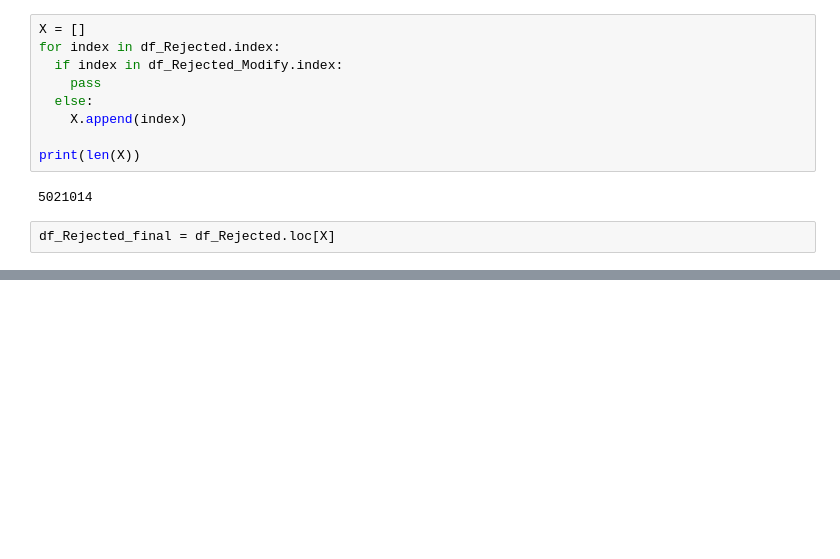
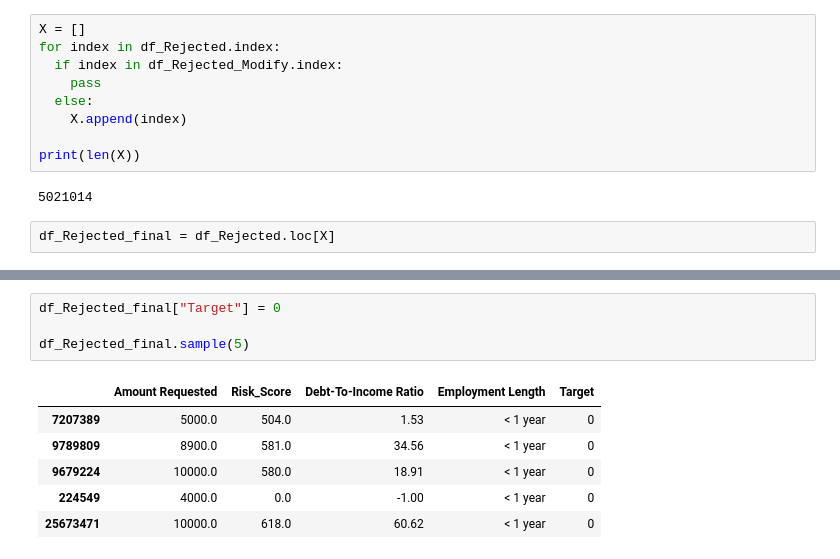
Before and after one commit to Manasa389/Technocolabs_Main_Project, a Jupyter notebook: 1>Exploratory_data_analysis_.ipynb, the cells around one changed output, grey strips where cells are left out. Cells and saved outputs as stored; diff of their text form; blank space fills up the shorter version.

```diff
--- a/1>Exploratory_data_analysis_.ipynb
+++ b/1>Exploratory_data_analysis_.ipynb
@@ -1495,0 +1509,11 @@ df_Rejected_final = df_Rejected.loc[X]
+# %%
+df_Rejected_final["Target"] = 0
+
+df_Rejected_final.sample(5)
+# %% [output]
+|  | Amount Requested | Risk_Score | Debt-To-Income Ratio | Employment Length | Target |
+| 7207389 | 5000.0 | 504.0 | 1.53 | < 1 year | 0 |
+| 9789809 | 8900.0 | 581.0 | 34.56 | < 1 year | 0 |
+| 9679224 | 10000.0 | 580.0 | 18.91 | < 1 year | 0 |
+| 224549 | 4000.0 | 0.0 | -1.00 | < 1 year | 0 |
+| 25673471 | 10000.0 | 618.0 | 60.62 | < 1 year | 0 |
```
Also changed, not shown: parts of 8 cells of this notebook.
